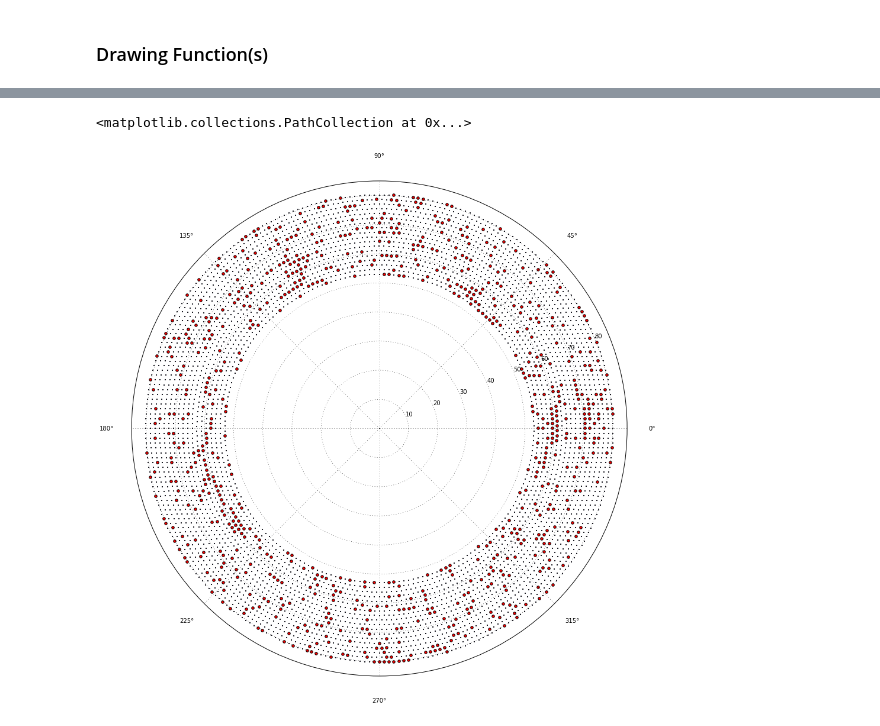
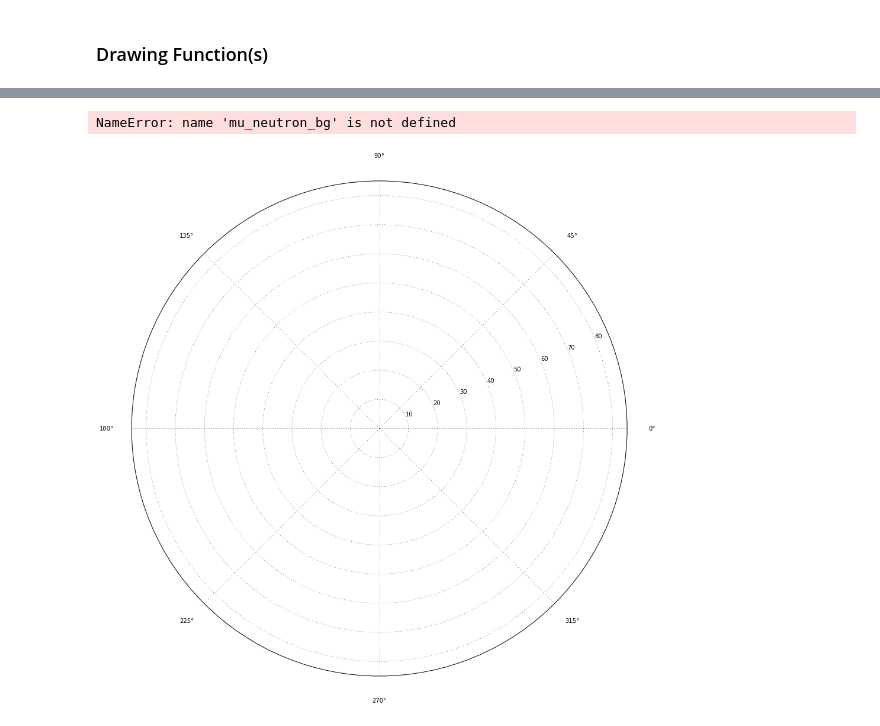
Before and after one commit to ewengillies/track-finding-yandex, a Jupyter notebook: notebooks/test_data_resample.ipynb, the cells around one changed output, grey strips where cells are left out. Saved outputs shown, nothing was run; the diff lists cells and outputs as text; code cells hidden in the pictures.

```diff
--- a/notebooks/test_data_resample.ipynb
+++ b/notebooks/test_data_resample.ipynb
@@ -17,2 +16,0 @@ from hits import BackgroundHits
-# %%
-mu_neutron_bg = BackgroundHits('../data/muon_neutron_beam_bg.root')
@@ -49,11 +80,11 @@ print mu_neutron_bg.get_hit_wires()
 # %%
 setup_plot_for_detector()
 rhos, phis = mu_neutron_bg.cydet.get_points_rhos_and_phis()
 scatter(phis, rhos, marker='.', s=5)
 
-mu_neutron_bg.get_sample(1000)
+mu_neutron_bg.get_sample(10,rot=0.5)
 sig = list(mu_neutron_bg.get_hit_wires())
 scatter(phis[sig],rhos[sig],marker='o', c='r')
 # %% [output]
-<matplotlib.collections.PathCollection at 0x...>
+NameError: name 'mu_neutron_bg' is not defined
-[figure, old version]
+[figure, new version]
```
Also changed, not shown: parts of 9 cells of this notebook, 3 other files.
